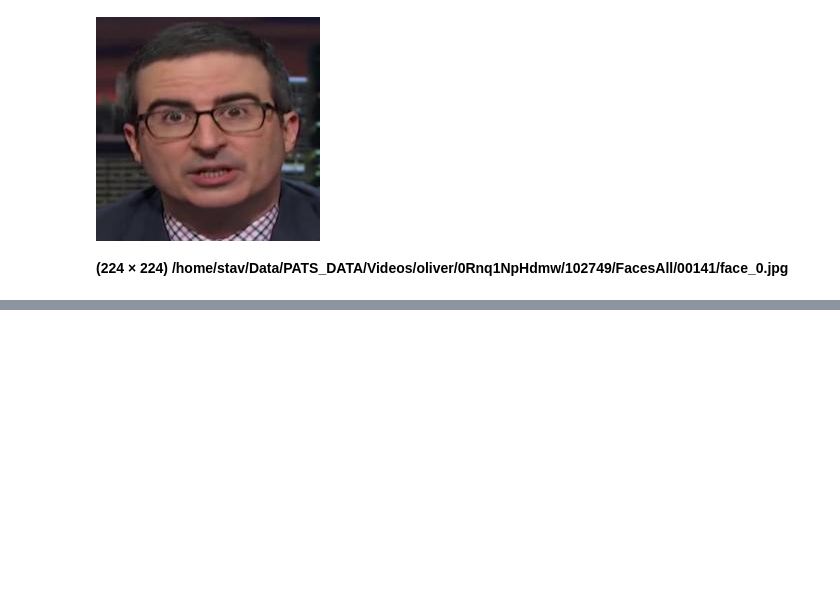
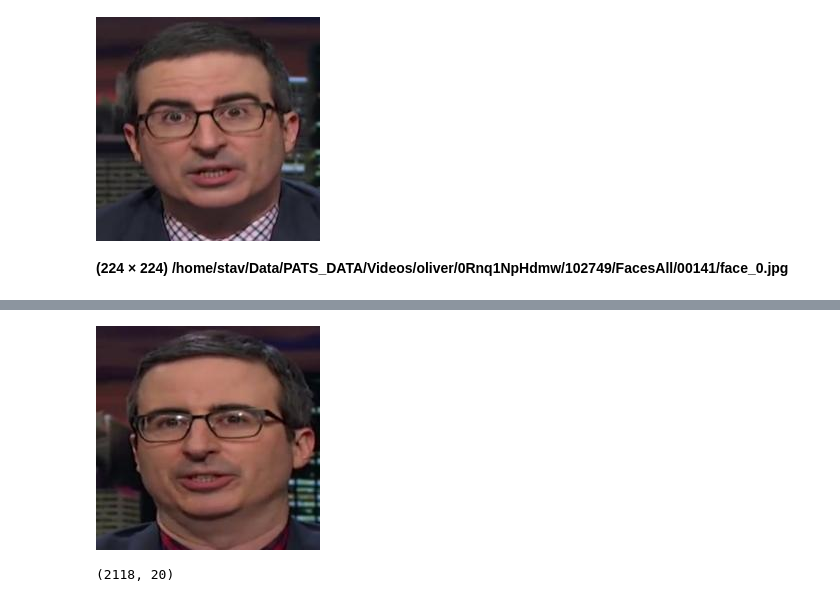
Before and after one commit to shstav2/token_voken, a Jupyter notebook: notebooks/DataViewer.ipynb, the cells around one changed output, grey strips where cells are left out. Cells and saved outputs as stored; diff of their text form; code cells hidden in the pictures; blank space fills up the shorter version.

```diff
--- a/notebooks/DataViewer.ipynb
+++ b/notebooks/DataViewer.ipynb
@@ -146,0 +135,8 @@ display_faces('/home/stav/Data/PATS_DATA/Videos/oliver/0Rnq1NpHdmw/102749/FacesA
+# %%
+display(Image('/home/stav/Data/PATS_DATA/Videos/oliver/DRauXXz6t0Y/214494/Faces/00055.jpg'))
+# %% [output]
+[figure, added]
+# %%
+df_intervals.shape
+# %% [output]
+(2118, 20)
```
Also changed, not shown: parts of 10 cells of this notebook, 13 other files.
